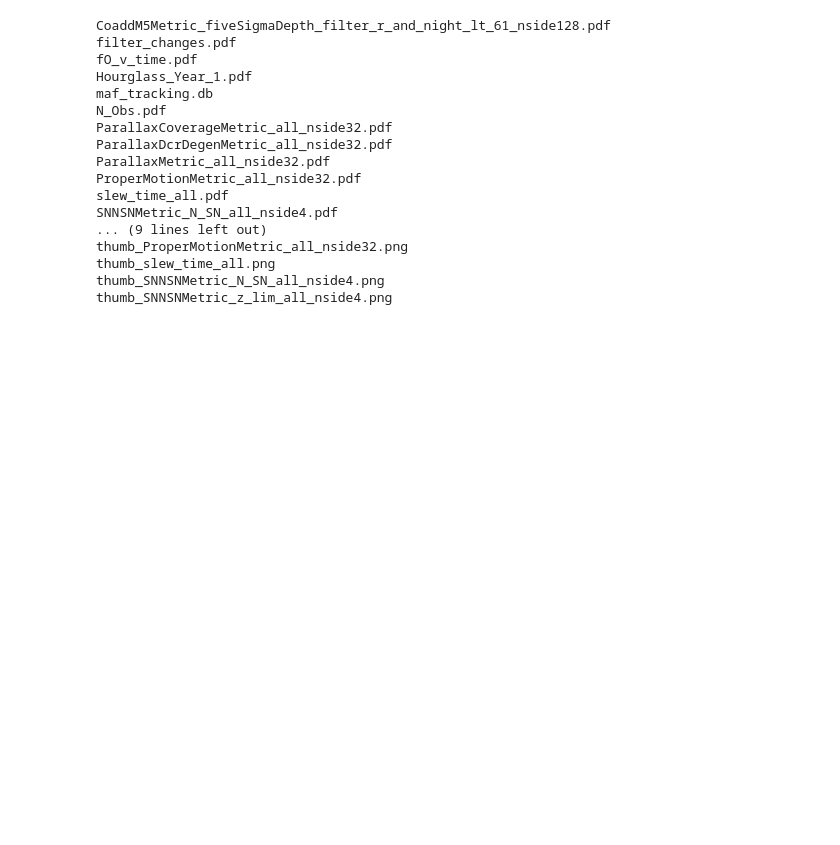
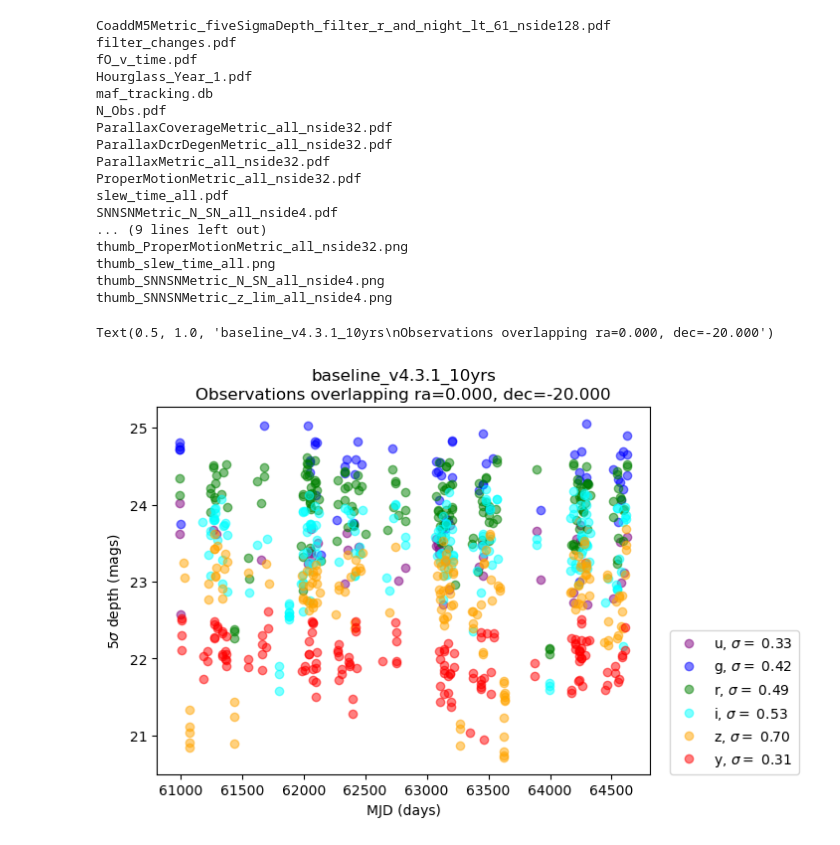
Before and after one commit to lsst/rubin_sim_notebooks, a Jupyter notebook: maf_proto/maf_basics.ipynb, the cells around one changed output. Saved outputs shown, nothing was run; the diff lists cells and outputs as text; code cells hidden in the pictures; blank space fills up the shorter version.

Commit message:
overlapping points

```diff
--- a/maf_proto/maf_basics.ipynb
+++ b/maf_proto/maf_basics.ipynb
@@ -289,3 +289,27 @@ thumb_ProperMotionMetric_all_nside32.png
 thumb_slew_time_all.png
 thumb_SNNSNMetric_N_SN_all_nside4.png
 thumb_SNNSNMetric_z_lim_all_nside4.png
+# %%
+# Visits overlapping a single point
+ra = 0
+dec = -20
+sl = maf.Slicer(ra=ra, dec=dec)
+visits_at_point = sl(visits_array, maf.PassMetric())
+# %%
+fig, ax = plt.subplots()
+f2c = {'u': 'purple', 'g': 'blue', 'r': 'green',
+       'i': 'cyan', 'z': 'orange', 'y': 'red'}
+for fn in f2c:
+    in_filt = np.where(visits_at_point['filter'] == fn)[0]
+    ax.plot(visits_at_point['observationStartMJD'][in_filt],
+             visits_at_point['fiveSigmaDepth'][in_filt], 'o',
+             color=f2c[fn],
+             label=fn+r', $\sigma=$ %.2f' % (np.std(visits_at_point['fiveSigmaDepth'][in_filt])),
+             alpha=0.5)
+ax.set_xlabel('MJD (days)')
+ax.set_ylabel(r'5$\sigma$ depth (mags)')
+ax.legend(loc=(1.04,0))
+ax.set_title('%s\nObservations overlapping ra=%.3f, dec=%.3f' % (run_name, ra,dec))
+# %% [output]
+Text(0.5, 1.0, 'baseline_v4.3.1_10yrs\nObservations overlapping ra=0.000, dec=-20.000')
+[figure, added]
```
